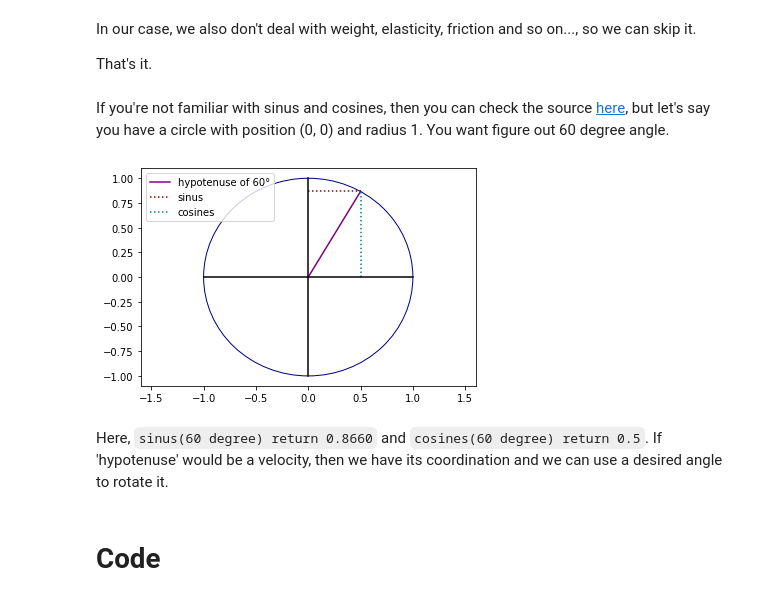
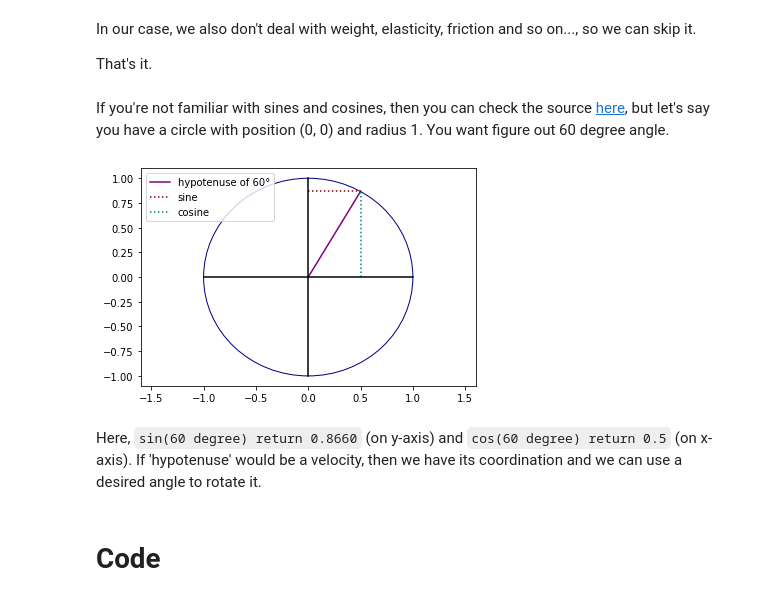
Before and after one commit to ludius0/my-blog, a Jupyter notebook: _notebooks/2021-06-18-Bouncing-balls!.ipynb, the cells around one changed output. Saved outputs shown, nothing was run; the diff lists cells and outputs as text; code cells hidden in the pictures.

```diff
--- a/_notebooks/2021-06-18-Bouncing-balls!.ipynb
+++ b/_notebooks/2021-06-18-Bouncing-balls!.ipynb
@@ -131,31 +131,31 @@ In our case, we also don't deal with weight, elasticity, friction and so on...,
 
 That's it.
 # %% [markdown]
-If you're not familiar with sinus and cosines, then you can check the source [here](https://www.khanacademy.org/math/trigonometry), but let's say you have a circle with position (0, 0) and radius 1. You want figure out 60 degree angle.
+If you're not familiar with sines and cosines, then you can check the source [here](https://www.khanacademy.org/math/trigonometry), but let's say you have a circle with position (0, 0) and radius 1. You want figure out 60 degree angle.
 # %%
 #hide-input
 # circle & plot
 fig, ax = plt.subplots()
 ax.set_xlim((-1.6, 1.6))
 ax.set_ylim((-1.1, 1.1))
 
 # lines
 plt.plot([0, 0.5], [0, 0.8660], color="purple")
 plt.plot([0, 0.5], [0.8660, 0.8660], color="maroon", linestyle=':')
 plt.plot([0.5, 0.5], [0, 0.8660], color="teal", linestyle=':')
 plt.plot([0, 0], [-1, 1], color="black")
 plt.plot([-1, 1], [0, 0], color="black")
 c1 = plt.Circle((0, 0), 1, color="navy", fill=False)
 
 ax.add_patch(c1)
 
-plt.legend(["hypotenuse of 60°", "sinus", "cosines"])
+plt.legend(["hypotenuse of 60°", "sine", "cosine"])
 
 plt.show()
 # %% [output]
-[figure, old version]
+[figure, new version]
 # %% [markdown]
-Here, `sinus(60 degree) return 0.8660` and `cosines(60 degree) return 0.5`. If 'hypotenuse' would be a velocity, then we have its coordination and we can use a desired angle to rotate it.
+Here, `sin(60 degree) return 0.8660` (on y-axis) and `cos(60 degree) return 0.5` (on x-axis). If 'hypotenuse' would be a velocity, then we have its coordination and we can use a desired angle to rotate it.
 # %% [markdown]
 # Code
 # %% [markdown]
```
